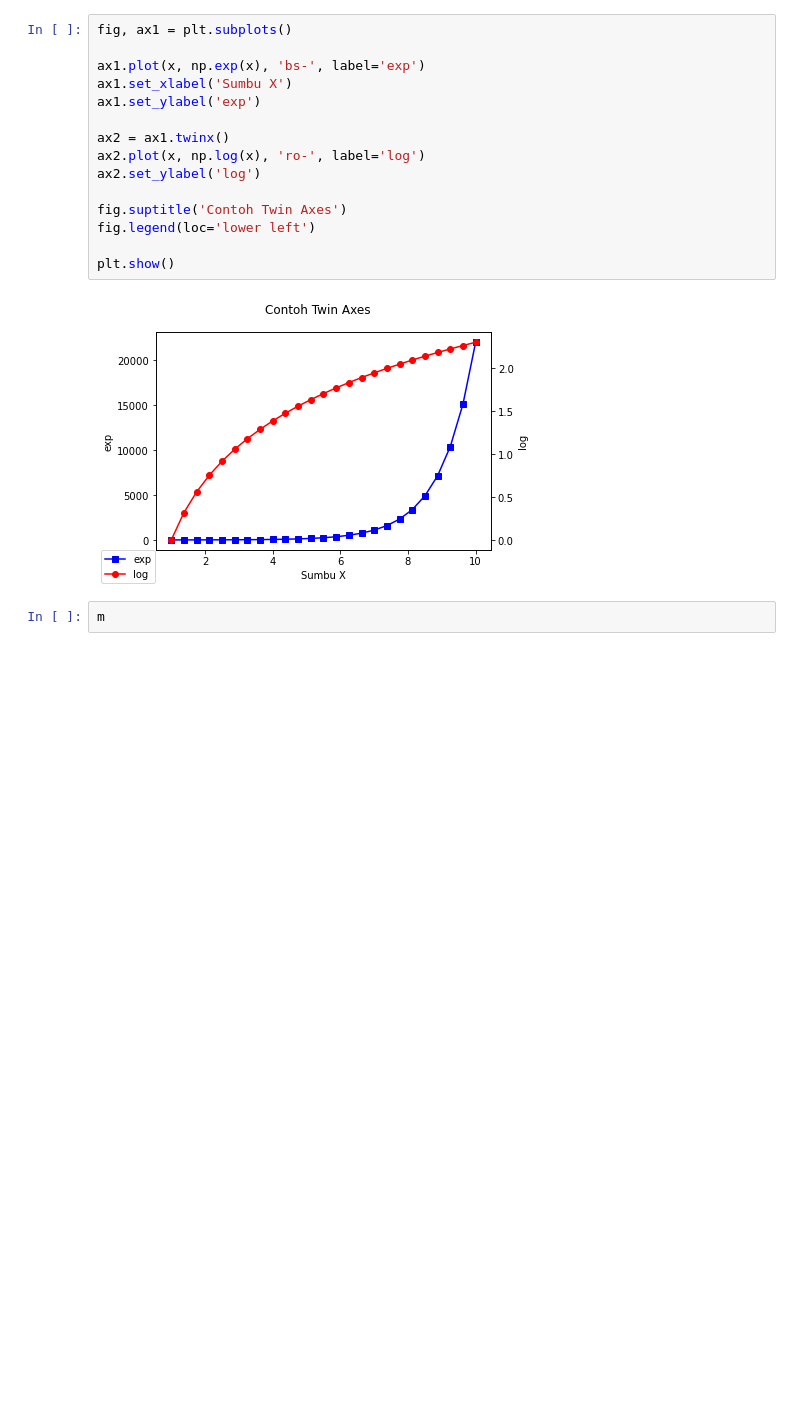
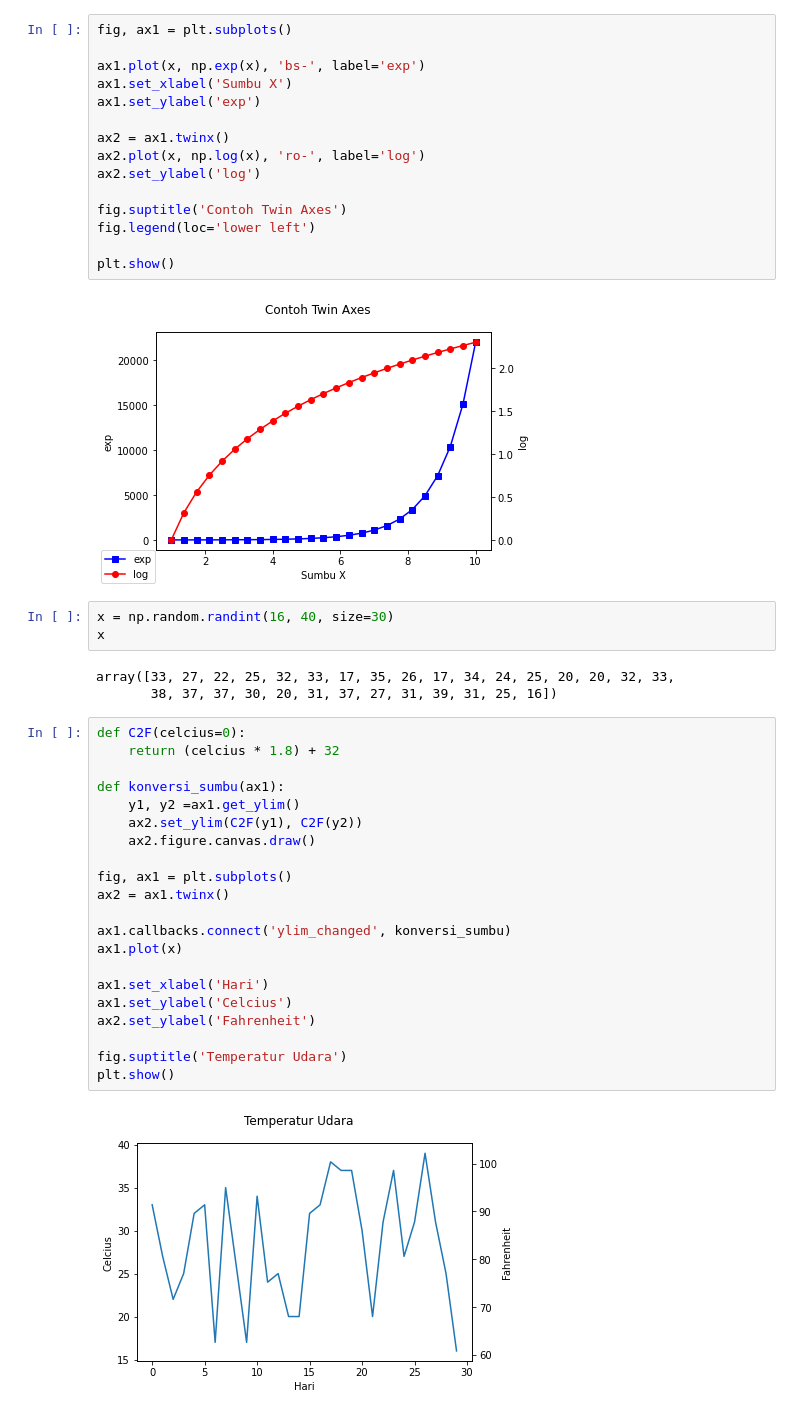
Before and after one commit to jstinlie/BelajarMatplotlib, a Jupyter notebook: matplotlib12.ipynb, the cells around one changed output. Drawn from its saved outputs; the diff is of its cells as text; blank space fills up the shorter version.

```diff
--- a/matplotlib12.ipynb
+++ b/matplotlib12.ipynb
@@ -41,5 +41,32 @@ fig.legend(loc='lower left')
 plt.show()
 # %% [output]
 [figure]
-# %%
-m
+# %%
+x = np.random.randint(16, 40, size=30)
+x
+# %% [output]
+array([33, 27, 22, 25, 32, 33, 17, 35, 26, 17, 34, 24, 25, 20, 20, 32, 33,
+       38, 37, 37, 30, 20, 31, 37, 27, 31, 39, 31, 25, 16])
+# %%
+def C2F(celcius=0):
+    return (celcius * 1.8) + 32
+
+def konversi_sumbu(ax1):
+    y1, y2 =ax1.get_ylim()
+    ax2.set_ylim(C2F(y1), C2F(y2))
+    ax2.figure.canvas.draw()
+
+fig, ax1 = plt.subplots()
+ax2 = ax1.twinx()
+
+ax1.callbacks.connect('ylim_changed', konversi_sumbu)
+ax1.plot(x)
+
+ax1.set_xlabel('Hari')
+ax1.set_ylabel('Celcius')
+ax2.set_ylabel('Fahrenheit')
+
+fig.suptitle('Temperatur Udara')
+plt.show()
+# %% [output]
+[figure, added]
```
